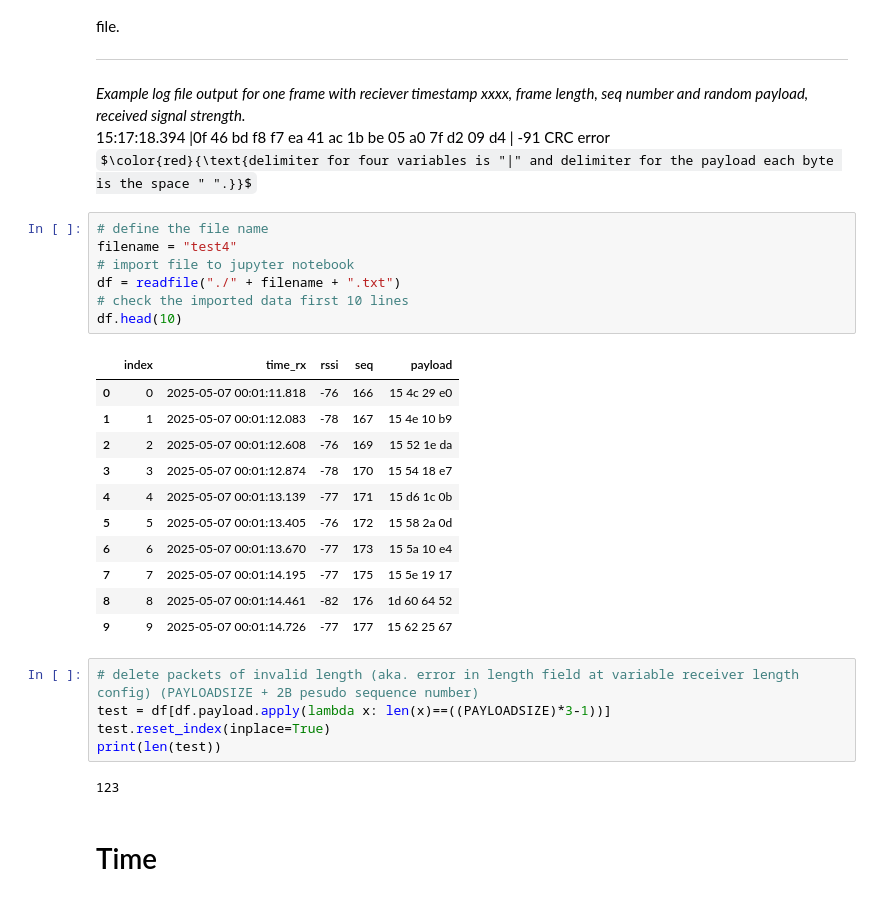
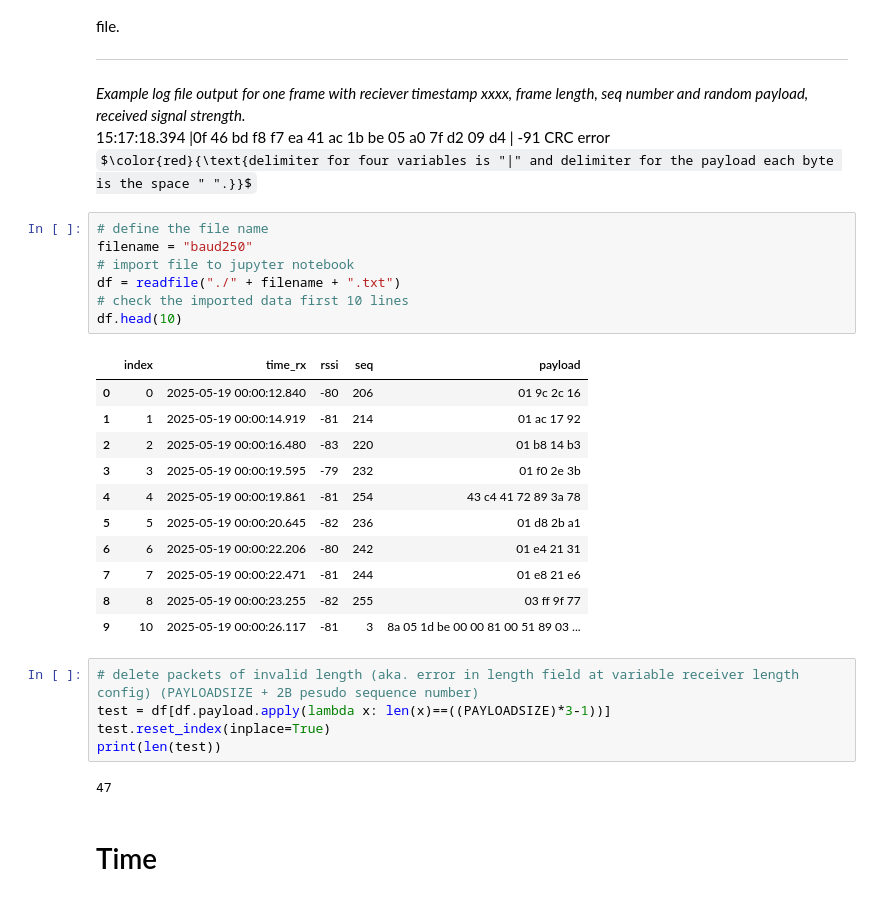
Before and after one commit to masken98/WcnesProject2025, a Jupyter notebook: stats/statistics.ipynb, the cells around one changed output. Saved outputs shown, nothing was run; the diff lists cells and outputs as text; some formulas as TeX source.

```diff
--- a/stats/statistics.ipynb
+++ b/stats/statistics.ipynb
@@ -29,30 +29,30 @@ MAX_SEQ = 256 # (decimal) maximum seq number defined by the length of the seq, t
 <br>$\color{red}{\text{delimiter for four variables is "|" and delimiter for the payload each byte is the space " ".}}$
 # %%
 # define the file name
-filename = "test4"
+filename = "baud250"
 # import file to jupyter notebook
 df = readfile("./" + filename + ".txt")
 # check the imported data first 10 lines
 df.head(10)
 # %% [output]
 |  | index | time_rx | rssi | seq | payload |
-| 0 | 0 | 2025-05-07 00:01:11.818 | -76 | 166 | 15 4c 29 e0 |
-| 1 | 1 | 2025-05-07 00:01:12.083 | -78 | 167 | 15 4e 10 b9 |
-| 2 | 2 | 2025-05-07 00:01:12.608 | -76 | 169 | 15 52 1e da |
-| 3 | 3 | 2025-05-07 00:01:12.874 | -78 | 170 | 15 54 18 e7 |
-| 4 | 4 | 2025-05-07 00:01:13.139 | -77 | 171 | 15 d6 1c 0b |
-| 5 | 5 | 2025-05-07 00:01:13.405 | -76 | 172 | 15 58 2a 0d |
-| 6 | 6 | 2025-05-07 00:01:13.670 | -77 | 173 | 15 5a 10 e4 |
-| 7 | 7 | 2025-05-07 00:01:14.195 | -77 | 175 | 15 5e 19 17 |
-| 8 | 8 | 2025-05-07 00:01:14.461 | -82 | 176 | 1d 60 64 52 |
-| 9 | 9 | 2025-05-07 00:01:14.726 | -77 | 177 | 15 62 25 67 |
+| 0 | 0 | 2025-05-19 00:00:12.840 | -80 | 206 | 01 9c 2c 16 |
+| 1 | 1 | 2025-05-19 00:00:14.919 | -81 | 214 | 01 ac 17 92 |
+| 2 | 2 | 2025-05-19 00:00:16.480 | -83 | 220 | 01 b8 14 b3 |
+| 3 | 3 | 2025-05-19 00:00:19.595 | -79 | 232 | 01 f0 2e 3b |
+| 4 | 4 | 2025-05-19 00:00:19.861 | -81 | 254 | 43 c4 41 72 89 3a 78 |
+| 5 | 5 | 2025-05-19 00:00:20.645 | -82 | 236 | 01 d8 2b a1 |
+| 6 | 6 | 2025-05-19 00:00:22.206 | -80 | 242 | 01 e4 21 31 |
+| 7 | 7 | 2025-05-19 00:00:22.471 | -81 | 244 | 01 e8 21 e6 |
+| 8 | 8 | 2025-05-19 00:00:23.255 | -82 | 255 | 03 ff 9f 77 |
+| 9 | 10 | 2025-05-19 00:00:26.117 | -81 | 3 | 8a 05 1d be 00 00 81 00 51 89 03 ... |
 # %%
 # delete packets of invalid length (aka. error in length field at variable receiver length config) (PAYLOADSIZE + 2B pesudo sequence number)
 test = df[df.payload.apply(lambda x: len(x)==((PAYLOADSIZE)*3-1))]
 test.reset_index(inplace=True)
 print(len(test))
 # %% [output]
-123
+47
 # %% [markdown]
 # Time
 # %% [markdown]
```
Also changed, not shown: parts of 4 cells of this notebook, 5 other files.
